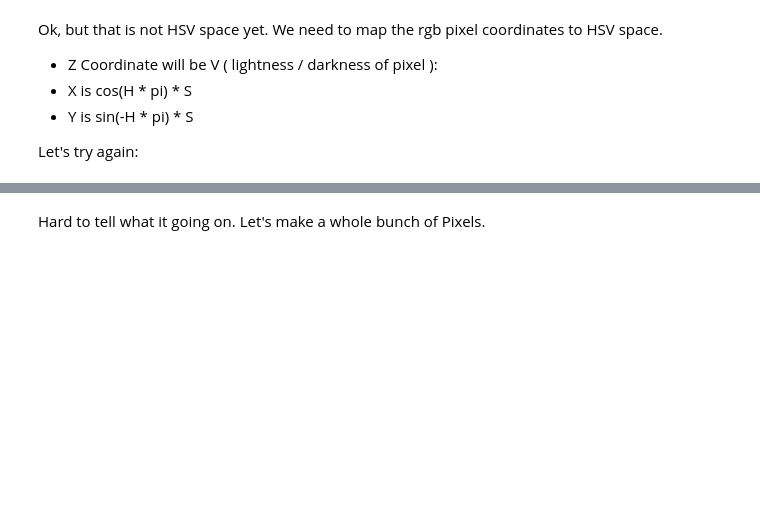
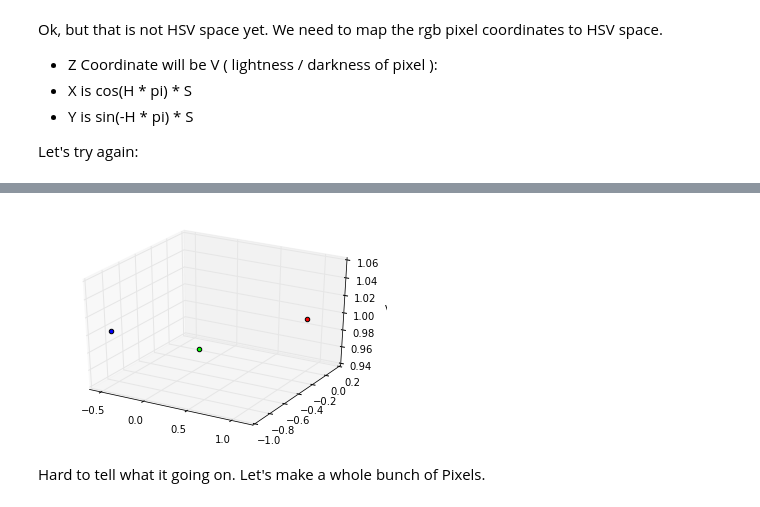
Before and after one commit to alexgustafson/BATests, a Jupyter notebook: HSV Space Visualisation.ipynb, the cells around one changed output, grey strips where cells are left out. Drawn from its saved outputs; the diff is of its cells as text; code cells hidden in the pictures; blank space fills up the shorter version.

```diff
--- a/HSV Space Visualisation.ipynb
+++ b/HSV Space Visualisation.ipynb
@@ -113,9 +111,7 @@ for pixel in pixels:
 
     ax.scatter(x,y,z,c=color,marker=marker)
 
-ax.set_xlabel('X Label')
-ax.set_ylabel('Y Label')
-ax.set_zlabel('Z Label')
+ax.set_zlabel('V')
 
 plt.show()
 # %% [output]
@@ -124,3 +118,4 @@ plt.show()
+[figure, added]
 # %% [markdown]
 Hard to tell what it going on. Let's make a whole bunch of Pixels.
 # %%
```
Also changed, not shown: parts of 9 cells of this notebook.
